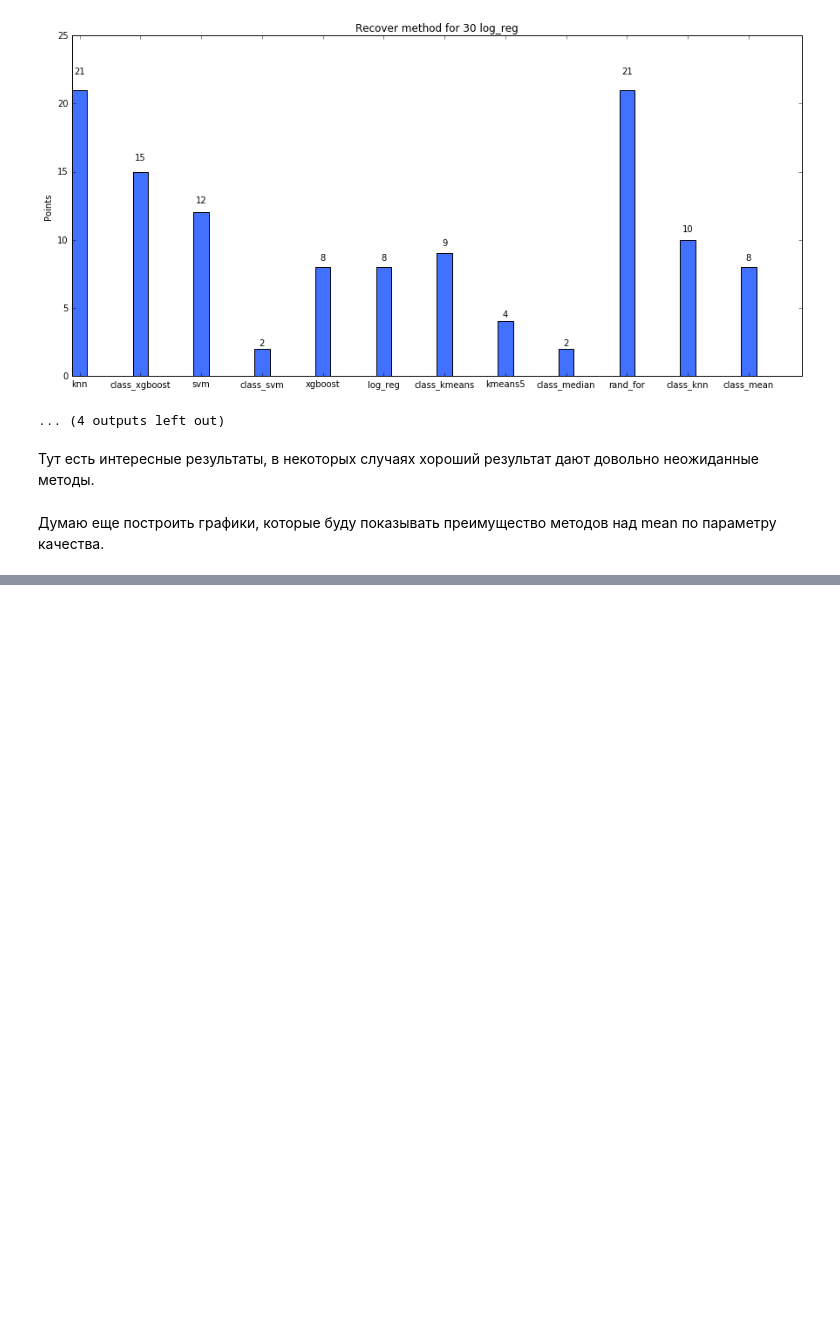
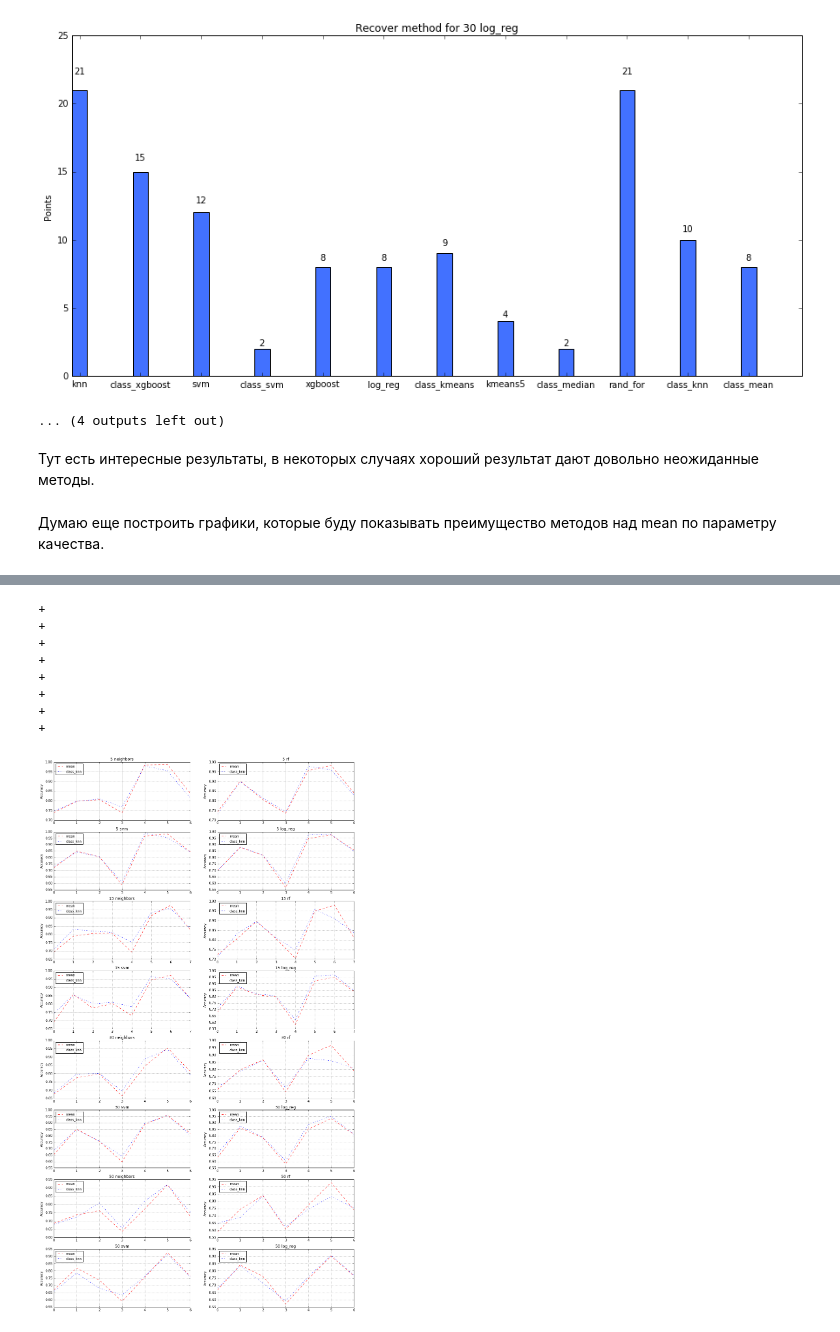
Before and after one commit to tyamana/imputer, a Jupyter notebook: analysis/Analysis of results.ipynb, the cells around one changed output, grey strips where cells are left out. Cells and saved outputs as stored; diff of their text form; code cells hidden in the pictures; blank space fills up the shorter version.

```diff
--- a/analysis/Analysis of results.ipynb
+++ b/analysis/Analysis of results.ipynb
@@ -559,0 +501,12 @@ sort_and_print_top_dict(class_top1)
+# %%
+acc_graph('knn+class_knn')
+# %% [output]
++
++
++
++
++
++
++
++
+[figure, added]
```
Also changed, not shown: parts of 21 cells of this notebook.
